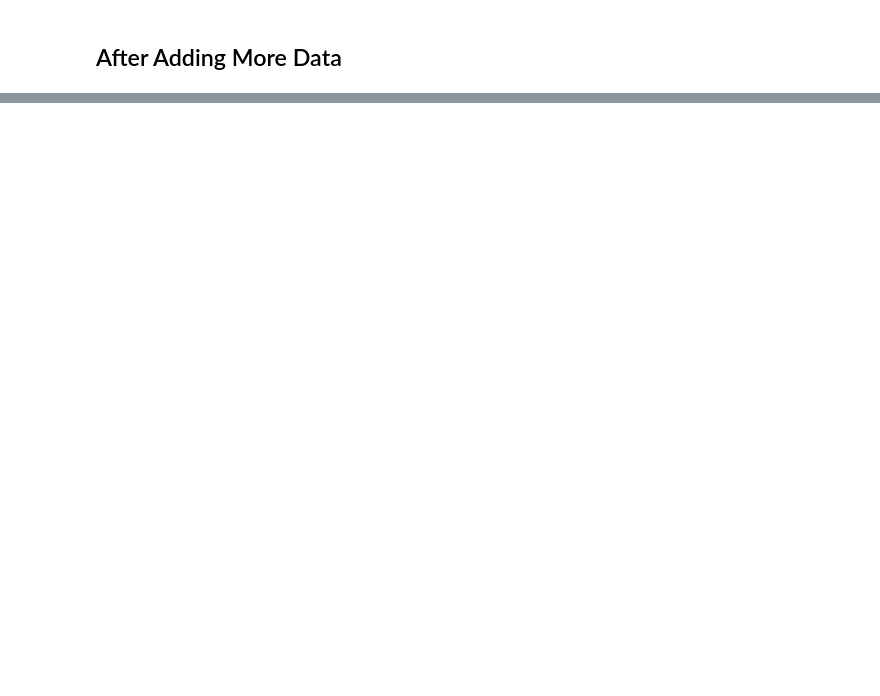
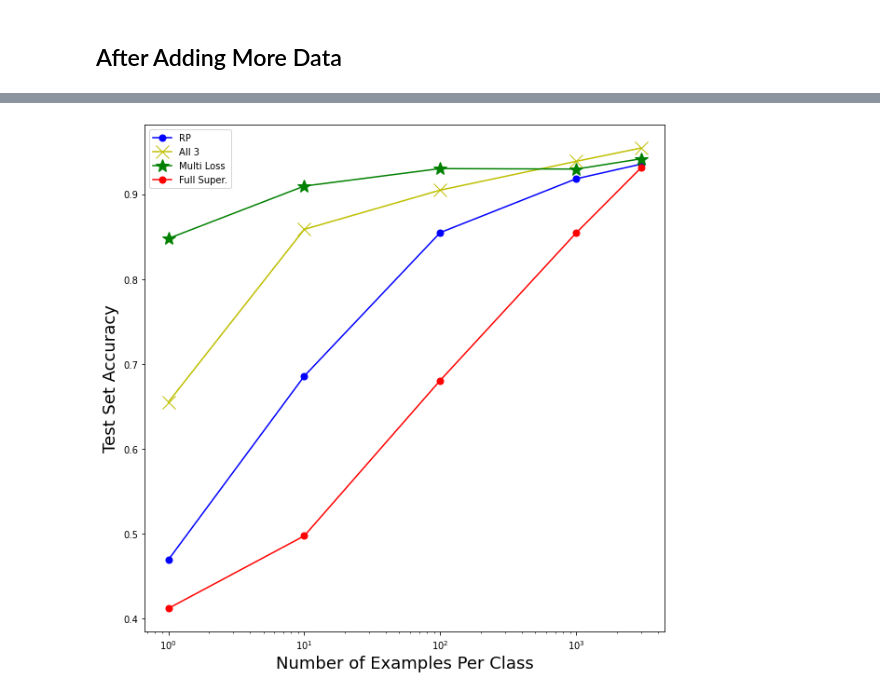
Before and after one commit to jstranne/mouse_self_supervision, a Jupyter notebook: Graphing_Data.ipynb, the cells around one changed output, grey strips where cells are left out. Cells and saved outputs as stored; diff of their text form; code cells hidden in the pictures; blank space fills up the shorter version.

```diff
--- a/Graphing_Data.ipynb
+++ b/Graphing_Data.ipynb
@@ -51,0 +96,19 @@ plt.show()
+# %%
+import numpy as np
+vals = {1: [0.7989583333333333, 0.8965909090909091], 10: [0.91375, 0.9054545454545454], 100: [0.9329166666666666, 0.9275], 1000: [0.9333333333333333, 0.9259090909090909], None: [0.9470833333333334, 0.9363636363636364]}
+multi_loss = [np.mean(vals[key]) for key in vals]
+# %%
+plt.figure(num=None, figsize=(10, 10))
+
+xvals = [1, 10, 100, 1000, 3000] #the 2000 is kinda bs, fix this
+plt.semilogx(xvals, rp, 'b.-', label="RP", markersize=14)
+plt.semilogx(xvals, All3_combined, 'yx-', label="All 3", markersize=14)
+plt.semilogx(xvals, multi_loss, 'g*-', label="Multi Loss", markersize=14)
+plt.semilogx(xvals, full_sup, 'r.-', label="Full Super.", markersize=14)
+
+plt.legend()
+plt.xlabel("Number of Examples Per Class", fontsize=18)
+plt.ylabel("Test Set Accuracy", fontsize=18)
+plt.show()
+# %% [output]
+[figure, added]
```
Also changed, not shown: parts of 8 cells of this notebook, 6 other files.
